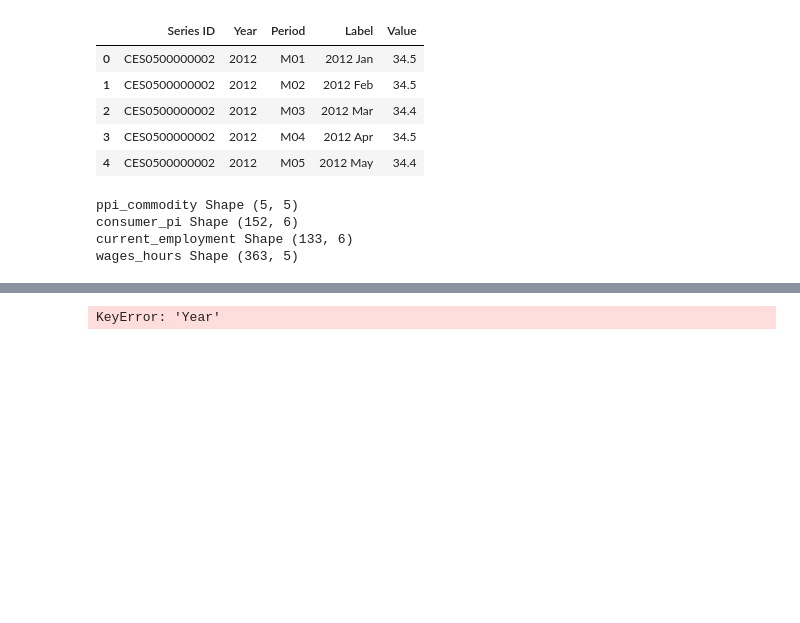
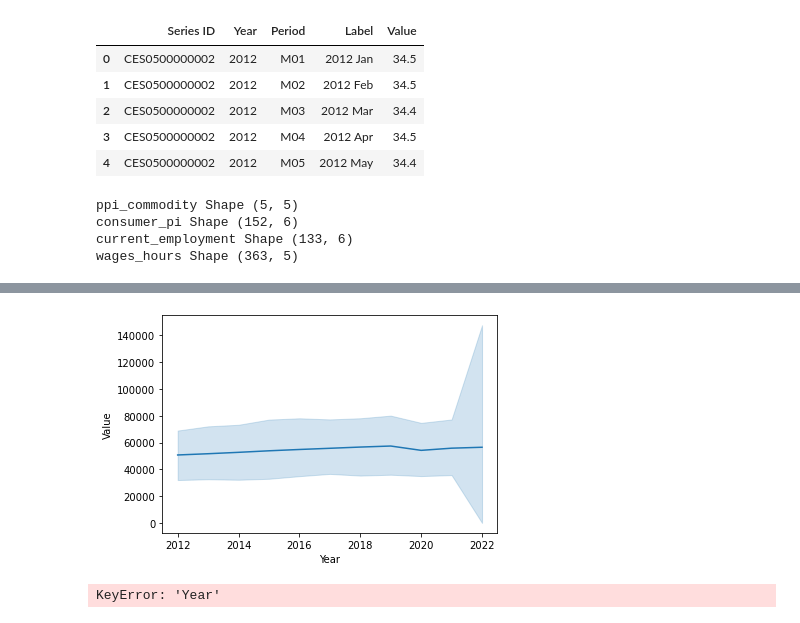
Before and after one commit to techthumb1/bls_project, a Jupyter notebook: notebooks/bls_data_tool.ipynb, the cells around one changed output, grey strips where cells are left out. Cells and saved outputs as stored; diff of their text form; code cells hidden in the pictures; blank space fills up the shorter version.

```diff
--- a/notebooks/bls_data_tool.ipynb
+++ b/notebooks/bls_data_tool.ipynb
@@ -280,3 +371,7 @@ sns.lineplot(emp_hours['Year'], emp_hours['Value']);
+# %%
+sns.lineplot(wages_hours['Year'], wages_hours['Value']);
+# %% [output]
+[figure, added]
 # %%
 sns.lineplot(cpi['Year'], cpi['Value']);
 # %% [output]
```
Also changed, not shown: parts of 14 cells of this notebook, 4 other files.
